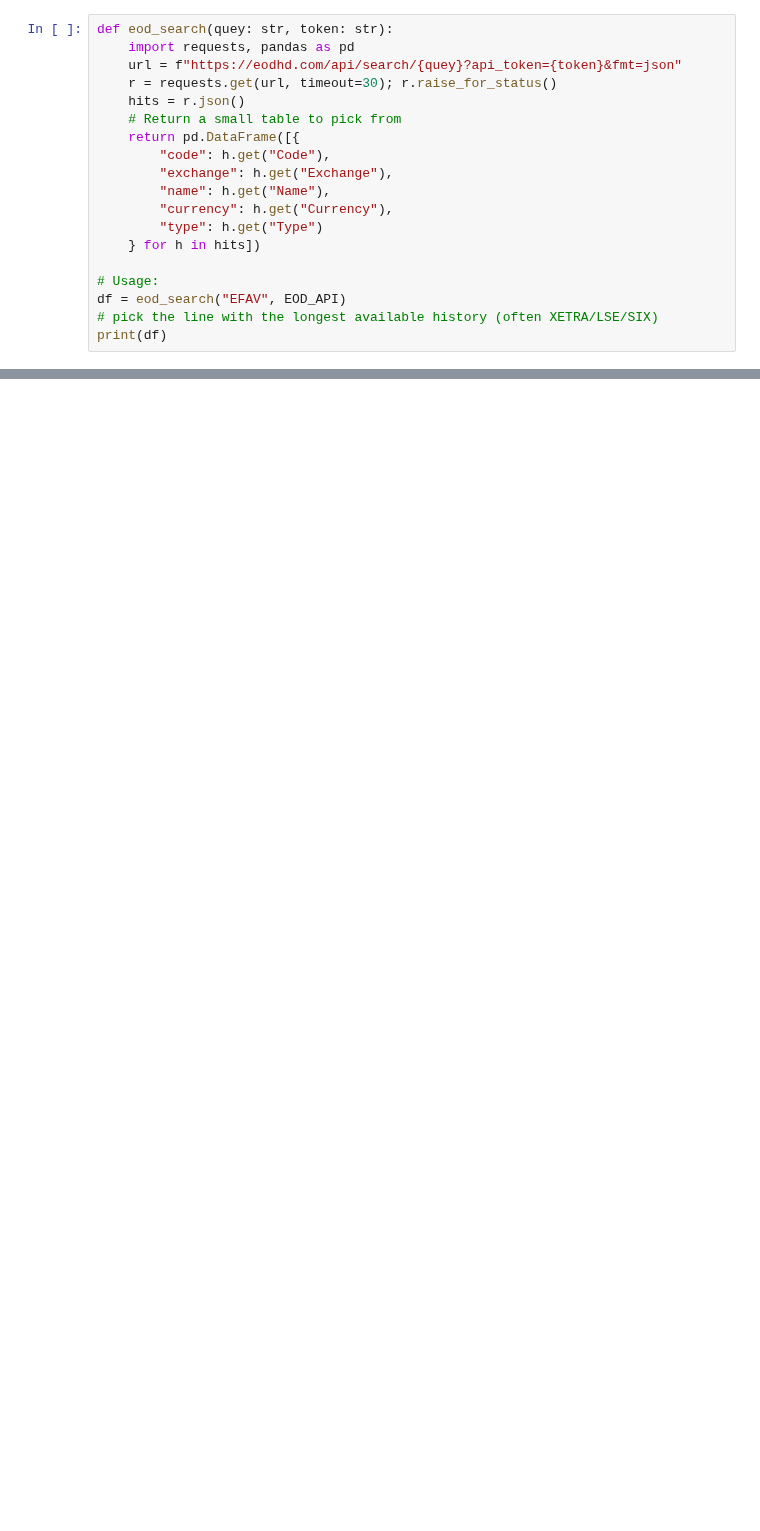
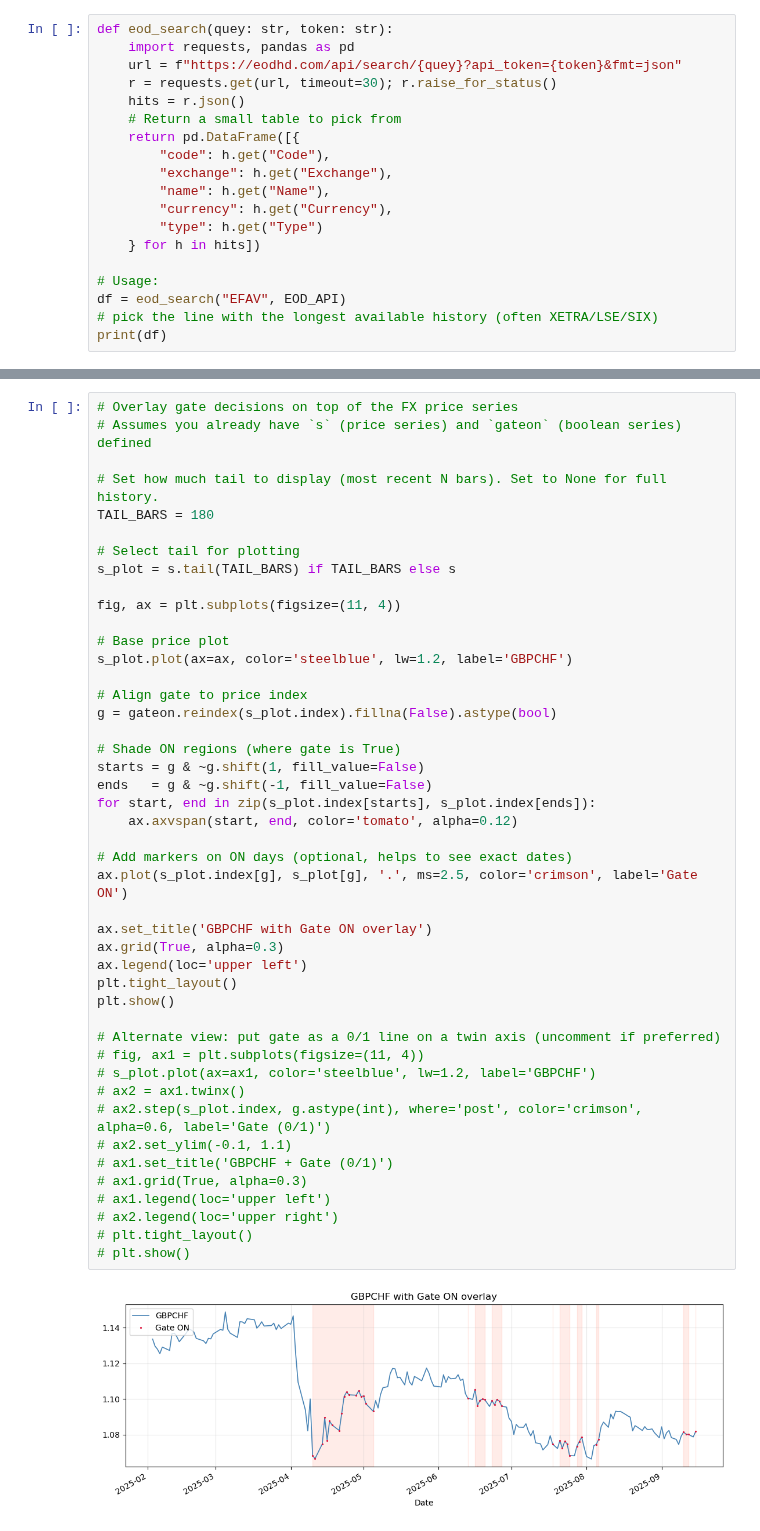
Before and after one commit to nimchimpski/GeoQuant, a Jupyter notebook: risk_matrix_fx_MASTER.ipynb, the cells around one changed output, grey strips where cells are left out. Drawn from its saved outputs; the diff is of its cells as text; blank space fills up the shorter version.

```diff
--- a/risk_matrix_fx_MASTER.ipynb
+++ b/risk_matrix_fx_MASTER.ipynb
@@ -587,0 +562,47 @@ plt.show()
+# %%
+# Overlay gate decisions on top of the FX price series
+# Assumes you already have `s` (price series) and `gateon` (boolean series) defined
+
+# Set how much tail to display (most recent N bars). Set to None for full history.
+TAIL_BARS = 180
+
+# Select tail for plotting
+s_plot = s.tail(TAIL_BARS) if TAIL_BARS else s
+
+fig, ax = plt.subplots(figsize=(11, 4))
+
+# Base price plot
+s_plot.plot(ax=ax, color='steelblue', lw=1.2, label='GBPCHF')
+
+# Align gate to price index
+g = gateon.reindex(s_plot.index).fillna(False).astype(bool)
+
+# Shade ON regions (where gate is True)
+starts = g & ~g.shift(1, fill_value=False)
+ends   = g & ~g.shift(-1, fill_value=False)
+for start, end in zip(s_plot.index[starts], s_plot.index[ends]):
+    ax.axvspan(start, end, color='tomato', alpha=0.12)
+
+# Add markers on ON days (optional, helps to see exact dates)
+ax.plot(s_plot.index[g], s_plot[g], '.', ms=2.5, color='crimson', label='Gate ON')
+
+ax.set_title('GBPCHF with Gate ON overlay')
+ax.grid(True, alpha=0.3)
+ax.legend(loc='upper left')
+plt.tight_layout()
+plt.show()
+
+# Alternate view: put gate as a 0/1 line on a twin axis (uncomment if preferred)
+# fig, ax1 = plt.subplots(figsize=(11, 4))
+# s_plot.plot(ax=ax1, color='steelblue', lw=1.2, label='GBPCHF')
+# ax2 = ax1.twinx()
+# ax2.step(s_plot.index, g.astype(int), where='post', color='crimson', alpha=0.6, label='Gate (0/1)')
+# ax2.set_ylim(-0.1, 1.1)
+# ax1.set_title('GBPCHF + Gate (0/1)')
+# ax1.grid(True, alpha=0.3)
+# ax1.legend(loc='upper left')
+# ax2.legend(loc='upper right')
+# plt.tight_layout()
+# plt.show()
+# %% [output]
+[figure, added]
```
Also changed, not shown: parts of 5 cells of this notebook.
